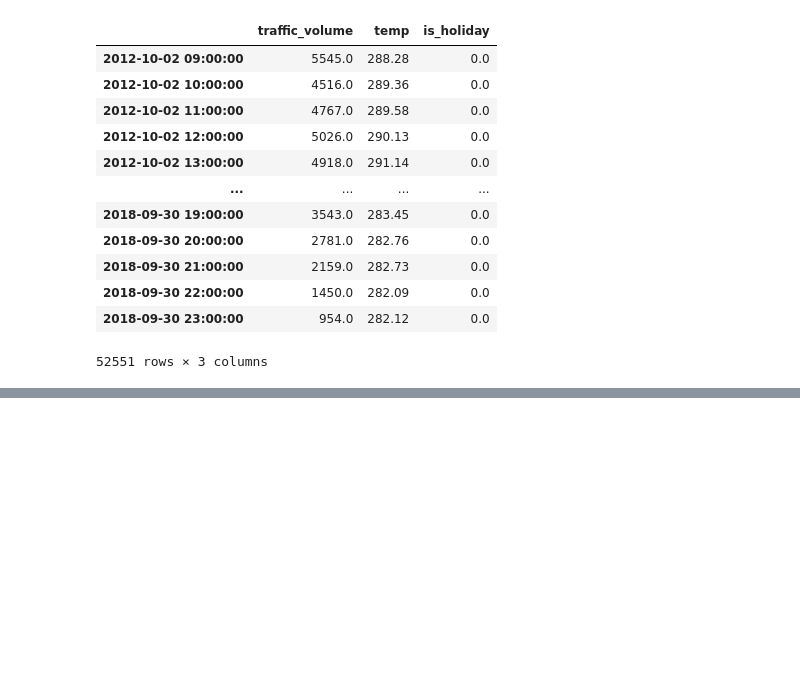
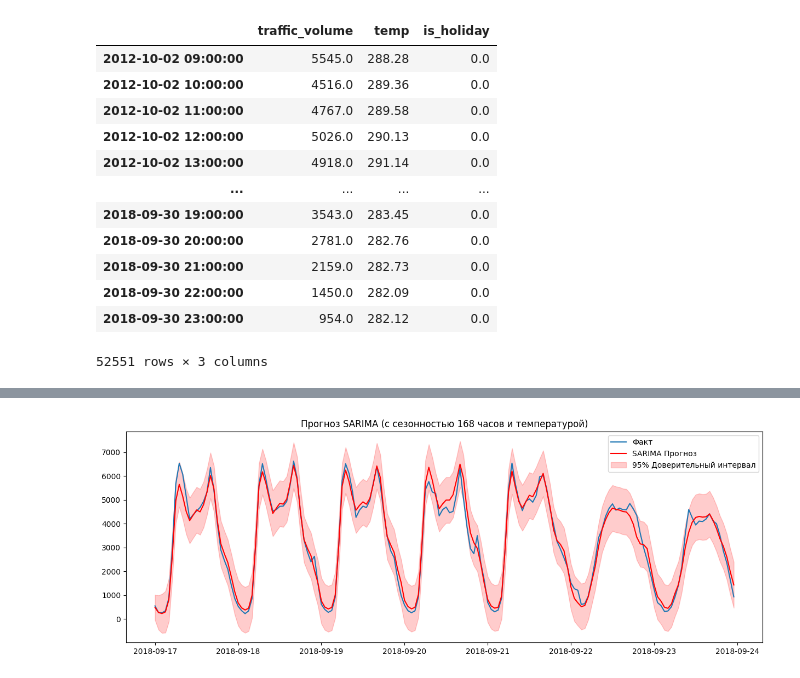
Before and after one commit to Last-Guy-In-Stars/ML_PF, a Jupyter notebook: homework_9/homework.ipynb, the cells around one changed output, grey strips where cells are left out. Cells and saved outputs as stored; diff of their text form; code cells hidden in the pictures; blank space fills up the shorter version.

```diff
--- a/homework_9/homework.ipynb
+++ b/homework_9/homework.ipynb
@@ -136,0 +156,65 @@ test
+# %%
+from statsmodels.tsa.statespace.sarimax import SARIMAX
+from statsmodels.tsa.holtwinters import ExponentialSmoothing
+
+# 1. Подготавливаем целевую переменную (с явным указанием частоты 'h')
+y_train = train['traffic_volume'].asfreq('h')
+y_test = test['traffic_volume'].asfreq('h').iloc[:HORIZON]
+
+# 2. Прогнозируем температуру на период теста с помощью ETS
+# Используем train_full, так как ETS нужна длинная история для сезонности
+print("Прогнозируем температуру...")
+temp_ets_model = ExponentialSmoothing(
+    train_full['temp'].asfreq('h'),
+    trend='add',
+    seasonal='add',
+    seasonal_periods=24
+).fit()
+temp_forecast_values = temp_ets_model.forecast(TEST_SIZE)
+
+# 3. Формируем экзогенные признаки (температура) для трейна и теста
+exog_train = train[['temp']].asfreq('h')
+
+# Создаем датафрейм с прогнозом температуры для теста
+exog_test = pd.DataFrame({
+    'temp': temp_forecast_values.iloc[:HORIZON].values
+}, index=y_test.index)
+
+# 4. Строим SARIMA (SARIMAX)
+print("Обучаем SARIMA... Это может занять 5-15 минут из-за сезонности 168.")
+sarima_model = SARIMAX(
+    y_train,
+    exog=exog_train,
+    order=(1, 0, 1),
+    seasonal_order=(1, 0, 1, 168), # 24*7 = 168
+    enforce_stationarity=False,
+    enforce_invertibility=False
+)
+
+sarima_results = sarima_model.fit(disp=False)
+print(sarima_results.summary())
+
+# 5. Прогноз на 1 неделю вперёд
+forecast_obj = sarima_results.get_forecast(steps=HORIZON, exog=exog_test)
+y_pred_sarima = forecast_obj.predicted_mean
+ci_sarima = forecast_obj.conf_int(alpha=0.05)
+
+# 6. Оценка качества
+mae_sarima = mean_absolute_error(y_test, y_pred_sarima)
+rmse_sarima = np.sqrt(mean_squared_error(y_test, y_pred_sarima))
+
+print(f"\nSARIMA MAE: {mae_sarima:.2f}, RMSE: {rmse_sarima:.2f}")
+print(f"Для сравнения Baseline MAE: 211.21")
+
+# 7. Визуализация
+plt.figure(figsize=(15, 5))
+plt.plot(y_test.index, y_test, label='Факт')
+plt.plot(y_test.index, y_pred_sarima, label='SARIMA Прогноз', color='red')
+plt.fill_between(ci_sarima.index,
+                 ci_sarima.iloc[:, 0],
+                 ci_sarima.iloc[:, 1],
+                 color='red', alpha=0.2, label='95% Доверительный интервал')
+plt.title('Прогноз SARIMA (с сезонностью 168 часов и температурой)')
+plt.legend()
+plt.show()
+# %% [output]
@@ -136,0 +238 @@ test
+[figure, added]
```
Also changed, not shown: parts of 4 cells of this notebook.
